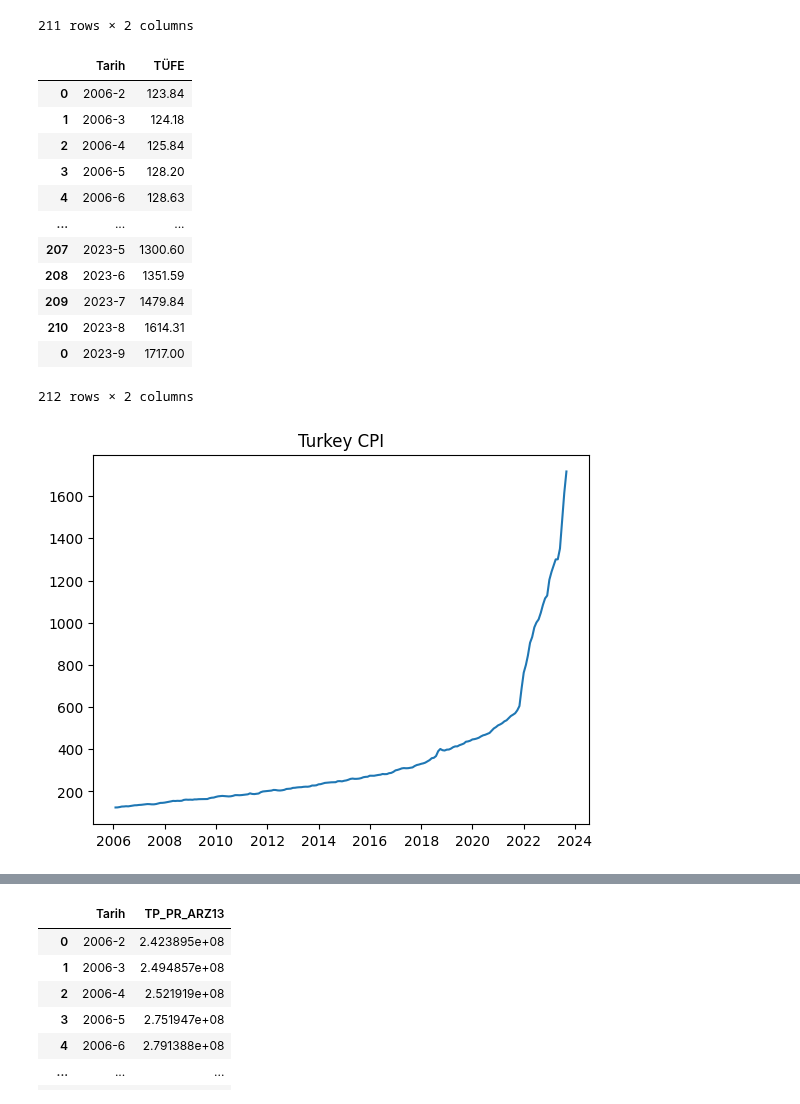
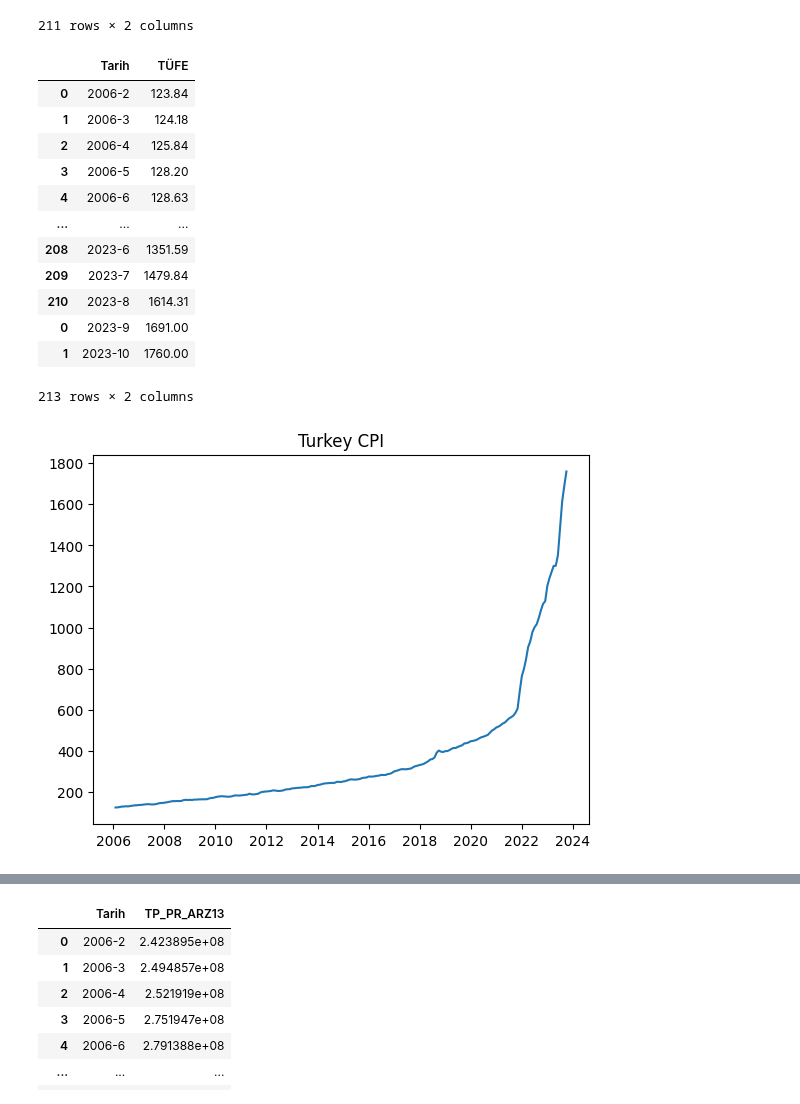
Before and after one commit to kaboya19/InflationForecast, a Jupyter notebook: InflationForecast.ipynb, the cells around one changed output, grey strips where cells are left out. Cells and saved outputs as stored; diff of their text form; code cells hidden in the pictures.

```diff
--- a/InflationForecast.ipynb
+++ b/InflationForecast.ipynb
@@ -73,7 +73,7 @@ enf=pd.DataFrame(enf)
 enf.columns=["Tarih","TÜFE"]
 # %%
 
-inflation=pd.DataFrame.from_dict({'Tarih':"2023-9",'TÜFE': [1717]})
+inflation=pd.DataFrame.from_dict({'Tarih':["2023-9","2023-10"],'TÜFE': [1691,1760]})
 inflation=pd.concat([enf,inflation],axis=0)
 inflation
 # %% [output]
@@ -84,25 +84,25 @@ inflation
 | 3 | 2006-5 | 128.20 |
 | 4 | 2006-6 | 128.63 |
 | ... | ... | ... |
-| 207 | 2023-5 | 1300.60 |
 | 208 | 2023-6 | 1351.59 |
 | 209 | 2023-7 | 1479.84 |
 | 210 | 2023-8 | 1614.31 |
-| 0 | 2023-9 | 1717.00 |
+| 0 | 2023-9 | 1691.00 |
+| 1 | 2023-10 | 1760.00 |
-212 rows × 2 columns
+213 rows × 2 columns
 # %%
-dates=pd.date_range('2006-02-01','2023-10-01' , freq='1M')-pd.offsets.MonthBegin(1)
+dates=pd.date_range('2006-02-01','2023-11-01' , freq='1M')-pd.offsets.MonthBegin(1)
 df=pd.DataFrame()
 
 df["CPI"]=inflation["TÜFE"]
 df=df.set_index(dates)
 plt.figure()
 plt.title("Turkey CPI")
 
 plt.plot(df)
 plt.show()
 # %% [output]
-[figure, old version]
+[figure, new version]
 # %%
 df6=pd.DataFrame()
 df6["USD/TL"]=usd["TP_DK_USD_S_YTL"]
```
Also changed, not shown: parts of 36 cells of this notebook.
